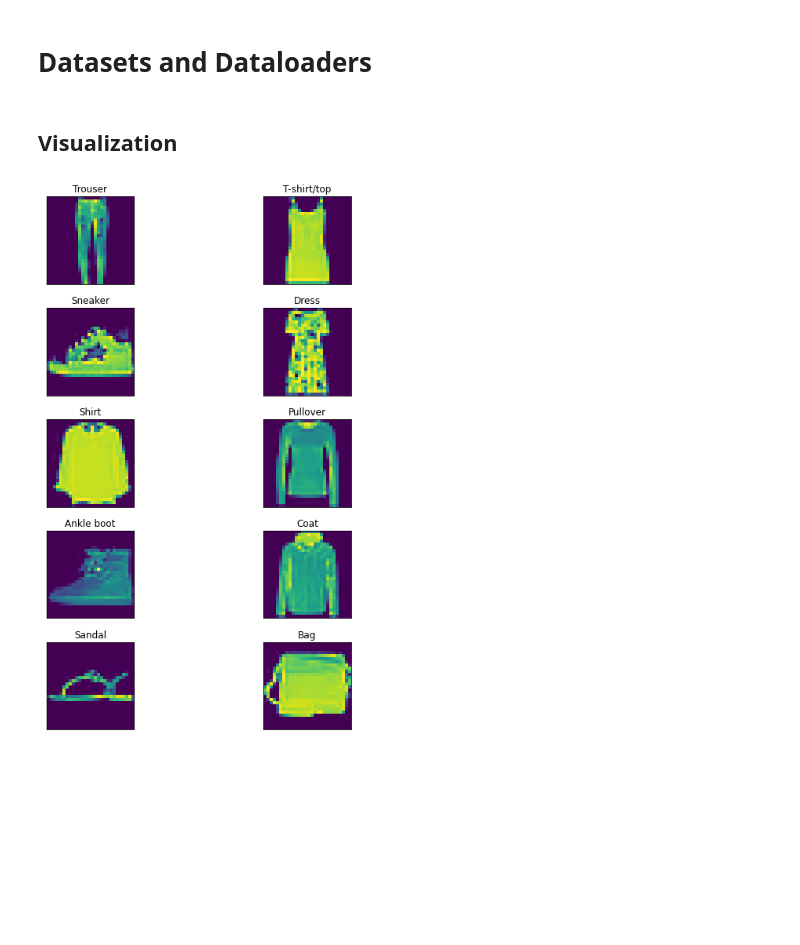
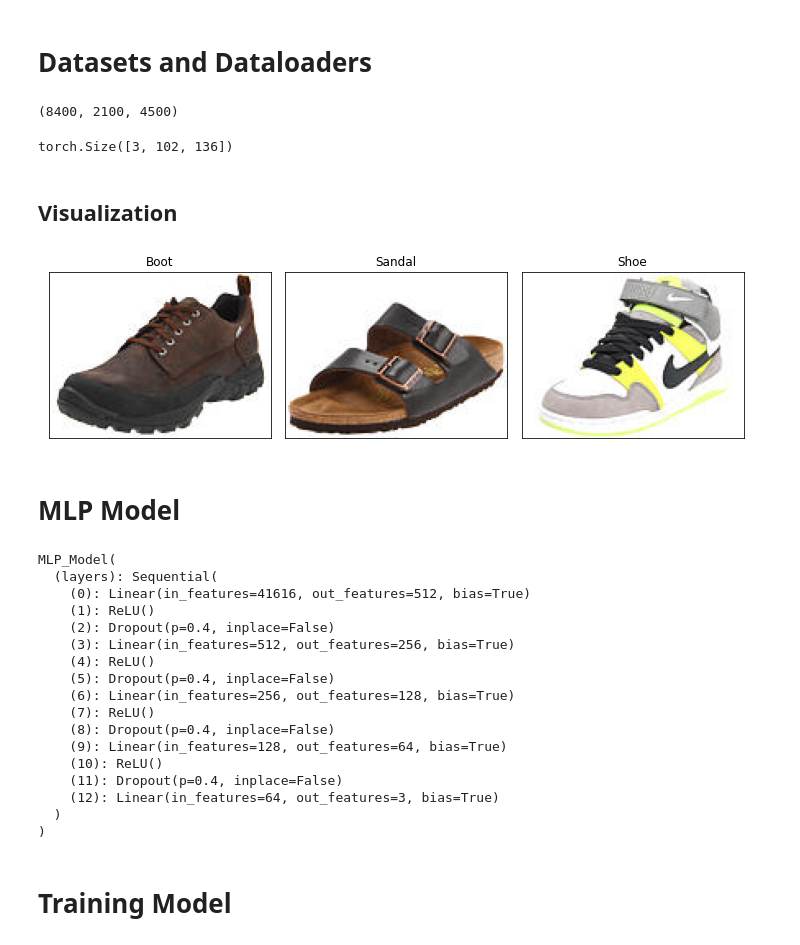
Before and after one commit to a80-abbasi/DeepLearningAssignments, a Jupyter notebook: Assignment 3/HW3-Q1.ipynb, the cells around one changed output. Drawn from its saved outputs; the diff is of its cells as text; code cells hidden in the pictures; blank space fills up the shorter version.

Commit message:
Q1: ready to train

```diff
--- a/Assignment 3/HW3-Q1.ipynb
+++ b/Assignment 3/HW3-Q1.ipynb
@@ -22,7 +57,21 @@ test_set = FashionMNIST(root='.', train=False, download=True, transform=transfor
+# %%
+dataset = Footwear("Shoe vs Sandal vs Boot Dataset", transform=T.Compose([T.ToTensor()]))
+test_size = int(len(dataset) * 0.3)
+train_size = len(dataset) - test_size
+val_size = int(train_size * 0.2)
+train_size = train_size - val_size
+train_set, val_set, test_set = torch.utils.data.random_split(dataset, [train_size, val_size, test_size])
+# %%
+train_size, val_size, test_size
+# %% [output]
+(8400, 2100, 4500)
 # %%
 image_shape = train_set[0][0].shape
 input_dim = np.prod(image_shape).item()
-num_classes = len(FashionMNIST.classes)
+num_classes = len(dataset.target_names)
+image_shape
+# %% [output]
+torch.Size([3, 102, 136])
 # %%
 train_loader = DataLoader(train_set, 64, shuffle=True)
 test_loader = DataLoader(test_set, 64, shuffle=True)
@@ -29,25 +79,21 @@ test_loader = DataLoader(test_set, 64, shuffle=True)
 # %% [markdown]
 ## Visualization
 # %%
-fig, axes = plt.subplots(5, 2, figsize=(10, 10))
+fig, axes = plt.subplots(1,3, figsize=(10, 10))
 axes = axes.flat
-seen_classes = []
-topil = transforms.ToPILImage()
-j = 0
-while len(seen_classes) != len(train_set.classes):
-    i = np.random.randint(0, len(train_set))
-    x, y = train_set[i]
-    if y in seen_classes:
-        continue
-    seen_classes.append(y)
+topil = T.ToPILImage()
+for j in range(len(dataset.target_names)):
+    i = np.random.choice(np.where(np.array(dataset.labels) == j)[0])
+    x, y = dataset[i]
     ax = axes[j]
-    j += 1
     img = topil(x)
     ax.imshow(img)
-    ax.set_title(train_set.classes[y])
+    ax.set_title(dataset.label_to_name[y])
     ax.set_xticks([])
     ax.set_yticks([])
 plt.tight_layout()
 plt.show()
 # %% [output]
-[figure, old version]
+[figure, new version]
+# %% [markdown]
+# MLP Model
@@ -53,0 +120,24 @@ plt.show()
+# %%
+layers_inputs = [input_dim, 512, 256, 128, 64, num_classes]
+model = MLP_Model(layers_inputs, dropout=0.4)
+model
+# %% [output]
+MLP_Model(
+  (layers): Sequential(
+    (0): Linear(in_features=41616, out_features=512, bias=True)
+    (1): ReLU()
+    (2): Dropout(p=0.4, inplace=False)
+    (3): Linear(in_features=512, out_features=256, bias=True)
+    (4): ReLU()
+    (5): Dropout(p=0.4, inplace=False)
+    (6): Linear(in_features=256, out_features=128, bias=True)
+    (7): ReLU()
+    (8): Dropout(p=0.4, inplace=False)
+    (9): Linear(in_features=128, out_features=64, bias=True)
+    (10): ReLU()
+    (11): Dropout(p=0.4, inplace=False)
+    (12): Linear(in_features=64, out_features=3, bias=True)
+  )
+)
+# %% [markdown]
+# Training Model
```
Also changed, not shown: parts of 40 cells of this notebook, 2 other files.
